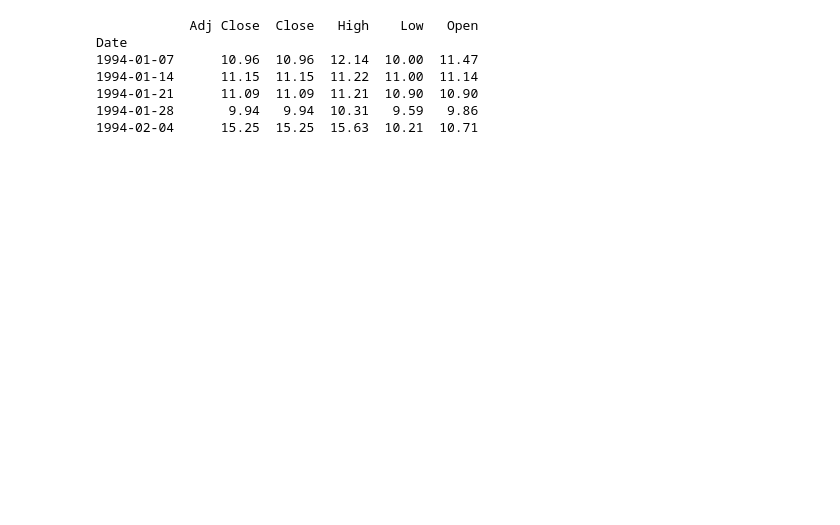
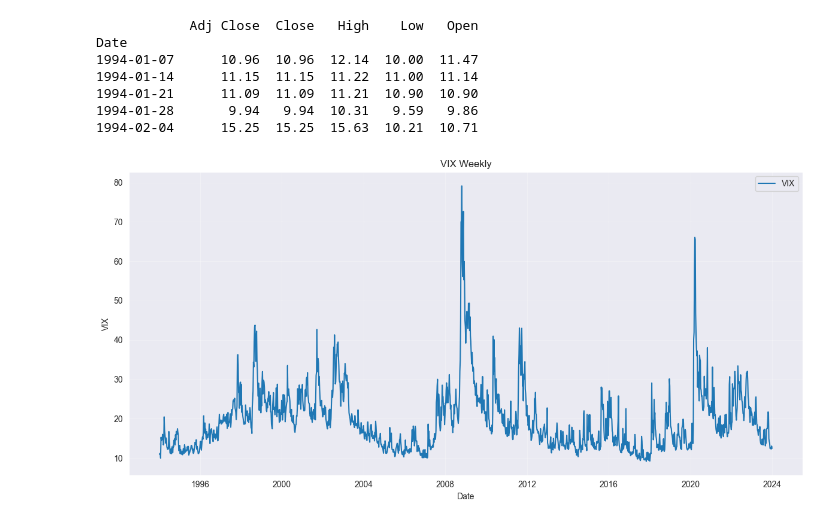
Before and after one commit to nickdatak/Unsupervised-Discovery-of-Market-Regimes, a Jupyter notebook: data/vix_weekly.ipynb, the cells around one changed output. Cells and saved outputs as stored; diff of their text form; code cells hidden in the pictures; blank space fills up the shorter version.

```diff
--- a/data/vix_weekly.ipynb
+++ b/data/vix_weekly.ipynb
@@ -28,3 +28,15 @@ Date
 1994-02-04      15.25  15.25  15.63  10.21  10.71
 # %%
 vix_weekly.to_csv("vix_weekly.csv")
+# %%
+plt.figure(figsize=(12, 6))
+plt.plot(vix_weekly.index, vix_weekly["Close"], label="VIX", color="tab:blue")
+plt.xlabel("Date")
+plt.ylabel("VIX")
+plt.title("VIX Weekly")
+plt.legend()
+plt.grid(True, alpha=0.3)
+plt.tight_layout()
+plt.show()
+# %% [output]
+[figure, added]
```
Also changed, not shown: 3 other files.
